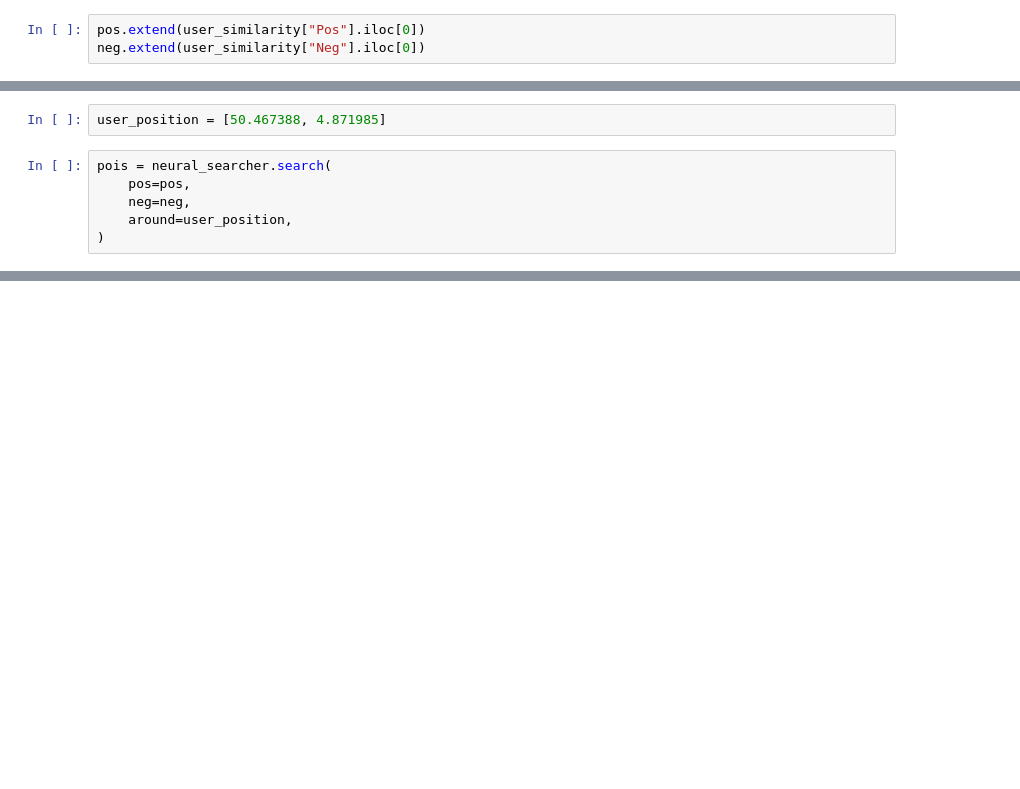
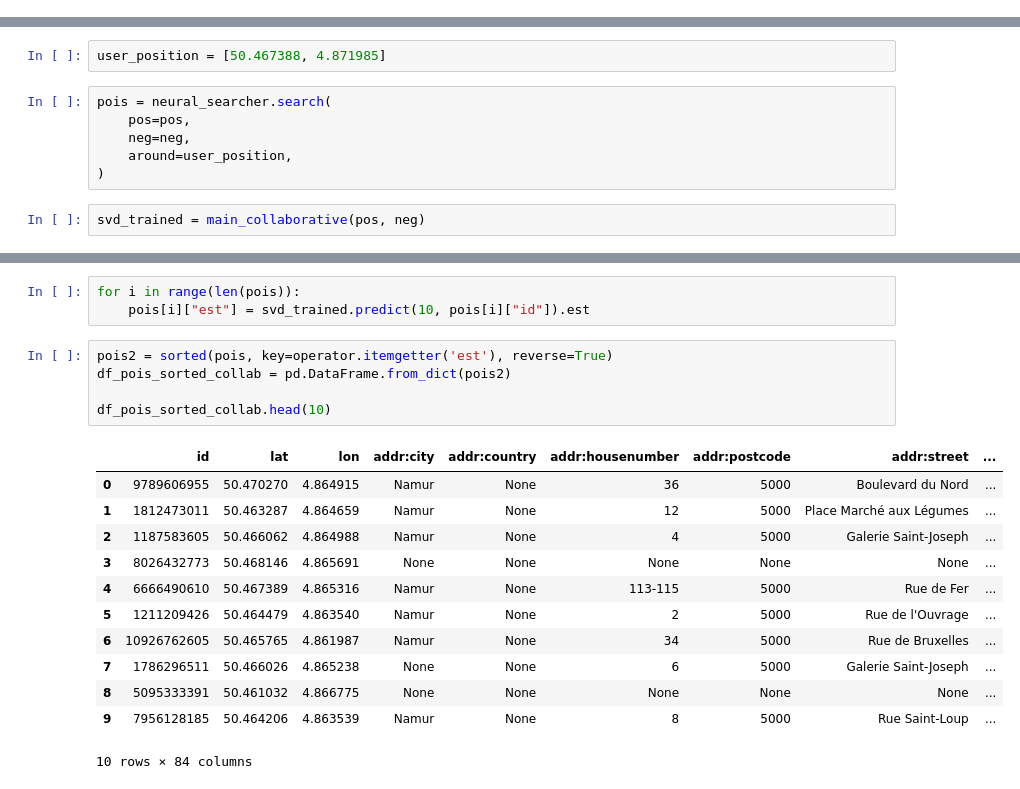
Before and after one commit to vsantele/projet-Quokka, a Jupyter notebook: convert/main_pipeline/main_notebook_Algorithm.ipynb, the cells around one changed output, grey strips where cells are left out. Drawn from its saved outputs; the diff is of its cells as text; blank space fills up the shorter version.

Commit message:
User module - Main pipeline - Collaborative SVD

```diff
--- a/convert/main_pipeline/main_notebook_Algorithm.ipynb
+++ b/convert/main_pipeline/main_notebook_Algorithm.ipynb
@@ -42,3 +38,0 @@ Howard
-# %%
-pos.extend(user_similarity["Pos"].iloc[0])
-neg.extend(user_similarity["Neg"].iloc[0])
@@ -70,3 +44,5 @@ pois = neural_searcher.search(
     neg=neg,
     around=user_position,
 )
+# %%
+svd_trained = main_collaborative(pos, neg)
@@ -73,3 +69,24 @@ pois = neural_searcher.search(
+# %%
+for i in range(len(pois)):
+    pois[i]["est"] = svd_trained.predict(10, pois[i]["id"]).est
+# %%
+pois2 = sorted(pois, key=operator.itemgetter('est'), reverse=True)
+df_pois_sorted_collab = pd.DataFrame.from_dict(pois2)
+
+df_pois_sorted_collab.head(10)
+# %% [output]
+|  | id | lat | lon | addr:city | addr:country | addr:housenumber | addr:postcode | addr:street | ... |
+| 0 | 9789606955 | 50.470270 | 4.864915 | Namur | None | 36 | 5000 | Boulevard du Nord | ... |
+| 1 | 1812473011 | 50.463287 | 4.864659 | Namur | None | 12 | 5000 | Place Marché aux Légumes | ... |
+| 2 | 1187583605 | 50.466062 | 4.864988 | Namur | None | 4 | 5000 | Galerie Saint-Joseph | ... |
+| 3 | 8026432773 | 50.468146 | 4.865691 | None | None | None | None | None | ... |
+| 4 | 6666490610 | 50.467389 | 4.865316 | Namur | None | 113-115 | 5000 | Rue de Fer | ... |
+| 5 | 1211209426 | 50.464479 | 4.863540 | Namur | None | 2 | 5000 | Rue de l'Ouvrage | ... |
+| 6 | 10926762605 | 50.465765 | 4.861987 | Namur | None | 34 | 5000 | Rue de Bruxelles | ... |
+| 7 | 1786296511 | 50.466026 | 4.865238 | None | None | 6 | 5000 | Galerie Saint-Joseph | ... |
+| 8 | 5095333391 | 50.461032 | 4.866775 | None | None | None | None | None | ... |
+| 9 | 7956128185 | 50.464206 | 4.863539 | Namur | None | 8 | 5000 | Rue Saint-Loup | ... |
+10 rows × 84 columns
 # %%
 %run ./distance_module.ipynb
 # %% [output]
```
Also changed, not shown: parts of 9 cells of this notebook, 3 other files.
